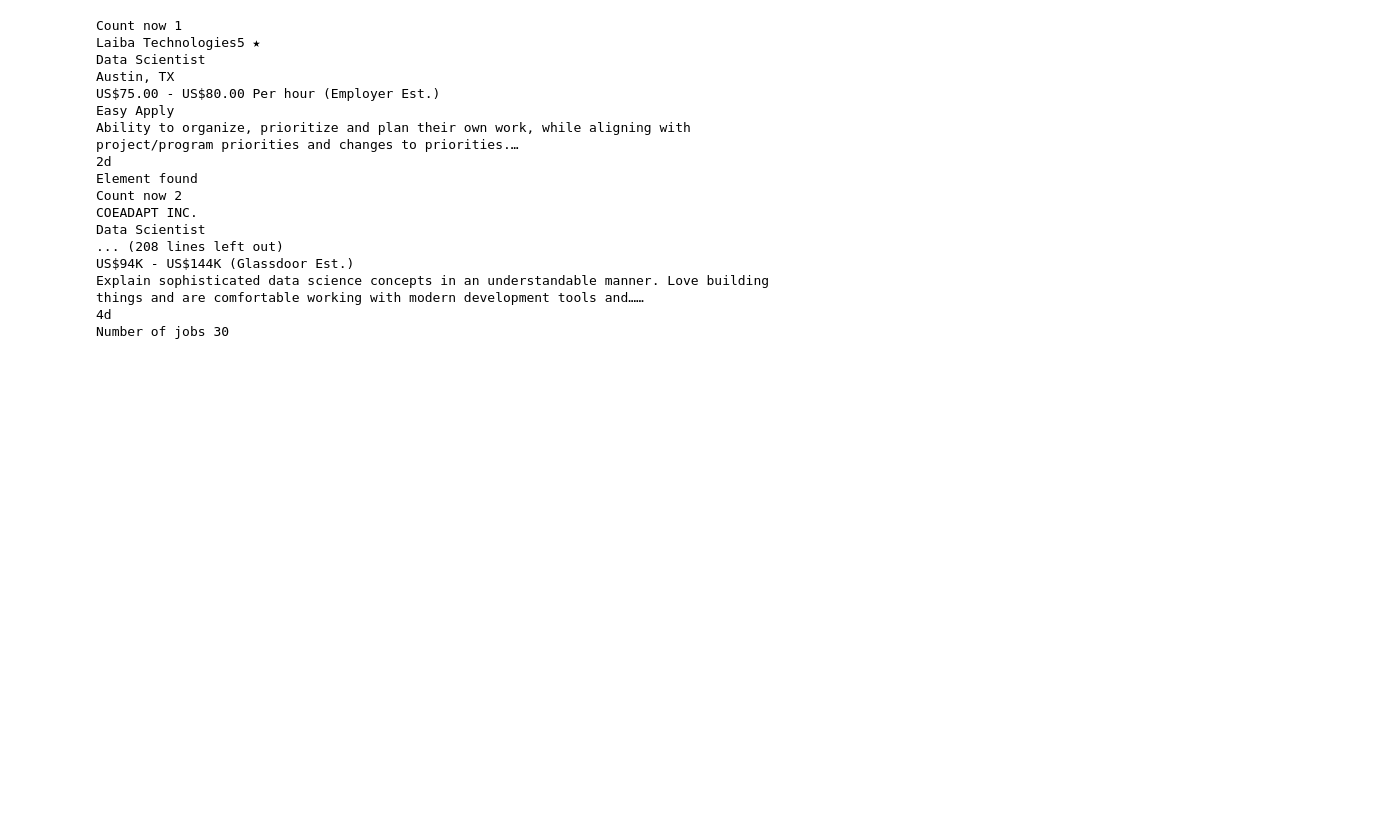
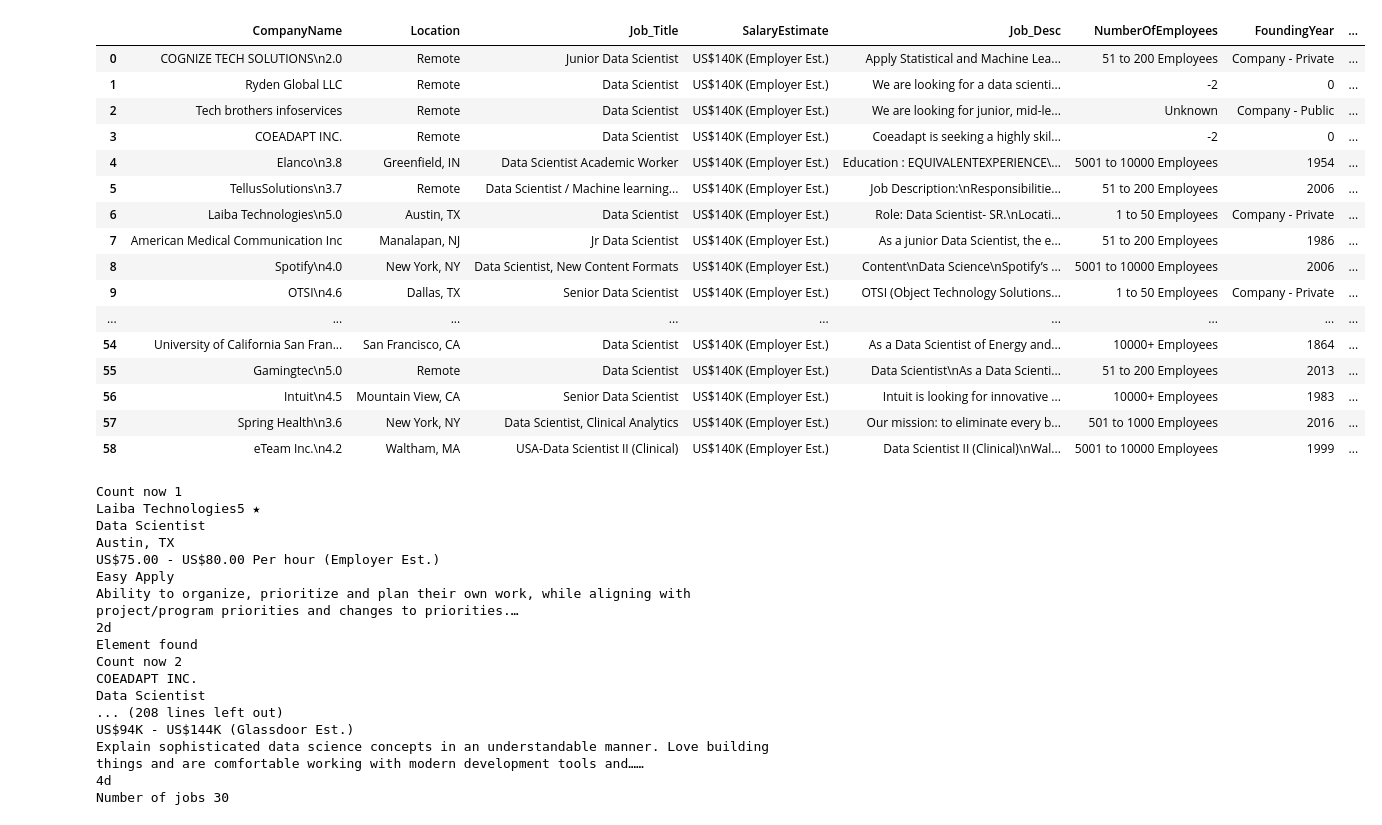
Before and after one commit to mosemb/DSalary, a Jupyter notebook: Dsalaries.ipynb, the cells around one changed output. Cells and saved outputs as stored; diff of their text form; code cells hidden in the pictures; blank space fills up the shorter version.

Commit message:
finished dataframe

```diff
--- a/Dsalaries.ipynb
+++ b/Dsalaries.ipynb
@@ -110,3 +206,23 @@ Count now 28
+# %%
+df
+# %% [output]
+|  | CompanyName | Location | Job_Title | SalaryEstimate | Job_Desc | NumberOfEmployees | FoundingYear | ... |
+| 0 | COGNIZE TECH SOLUTIONS\n2.0 | Remote | Junior Data Scientist | US$140K (Employer Est.) | Apply Statistical and Machine Lea... | 51 to 200 Employees | Company - Private | ... |
+| 1 | Ryden Global LLC | Remote | Data Scientist | US$140K (Employer Est.) | We are looking for a data scienti... | -2 | 0 | ... |
+| 2 | Tech brothers infoservices | Remote | Data Scientist | US$140K (Employer Est.) | We are looking for junior, mid-le... | Unknown | Company - Public | ... |
+| 3 | COEADAPT INC. | Remote | Data Scientist | US$140K (Employer Est.) | Coeadapt is seeking a highly skil... | -2 | 0 | ... |
+| 4 | Elanco\n3.8 | Greenfield, IN | Data Scientist Academic Worker | US$140K (Employer Est.) | Education : EQUIVALENTEXPERIENCE\... | 5001 to 10000 Employees | 1954 | ... |
+| 5 | TellusSolutions\n3.7 | Remote | Data Scientist / Machine learning... | US$140K (Employer Est.) | Job Description:\nResponsibilitie... | 51 to 200 Employees | 2006 | ... |
+| 6 | Laiba Technologies\n5.0 | Austin, TX | Data Scientist | US$140K (Employer Est.) | Role: Data Scientist- SR.\nLocati... | 1 to 50 Employees | Company - Private | ... |
+| 7 | American Medical Communication Inc | Manalapan, NJ | Jr Data Scientist | US$140K (Employer Est.) | As a junior Data Scientist, the e... | 51 to 200 Employees | 1986 | ... |
+| 8 | Spotify\n4.0 | New York, NY | Data Scientist, New Content Formats | US$140K (Employer Est.) | Content\nData Science\nSpotify’s ... | 5001 to 10000 Employees | 2006 | ... |
+| 9 | OTSI\n4.6 | Dallas, TX | Senior Data Scientist | US$140K (Employer Est.) | OTSI (Object Technology Solutions... | 1 to 50 Employees | Company - Private | ... |
+| ... | ... | ... | ... | ... | ... | ... | ... | ... |
+| 54 | University of California San Fran... | San Francisco, CA | Data Scientist | US$140K (Employer Est.) | As a Data Scientist of Energy and... | 10000+ Employees | 1864 | ... |
+| 55 | Gamingtec\n5.0 | Remote | Data Scientist | US$140K (Employer Est.) | Data Scientist\nAs a Data Scienti... | 51 to 200 Employees | 2013 | ... |
+| 56 | Intuit\n4.5 | Mountain View, CA | Senior Data Scientist | US$140K (Employer Est.) | Intuit is looking for innovative ... | 10000+ Employees | 1983 | ... |
+| 57 | Spring Health\n3.6 | New York, NY | Data Scientist, Clinical Analytics | US$140K (Employer Est.) | Our mission: to eliminate every b... | 501 to 1000 Employees | 2016 | ... |
+| 58 | eTeam Inc.\n4.2 | Waltham, MA | USA-Data Scientist II (Clinical) | US$140K (Employer Est.) | Data Scientist II (Clinical)\nWal... | 5001 to 10000 Employees | 1999 | ... |
 # %%
 url = "https://www.glassdoor.sg/Job/united-states-data-scientist-jobs-SRCH_IL.0,13_IN1_KO14,28_IP2.htm?includeNoSalaryJobs=true&pgc=AB4AAYEAHgAAAAAAAAAAAAAAAg%2BF5FwAQwECAQcWB0UlWNNrlR5oDOtrysKXEZUABr7but8rPissFocvozPmKe9sAFaniBpI1dOqlj4Sjzrbsszc%2BhVqRttCEtQAAA%3D%3D"
 #"'https://www.glassdoor.sg/Job/united-states-data-scientist-jobs-SRCH_IL.0,13_IN1_KO14,28.htm'"
```
Also changed, not shown: parts of 2 cells of this notebook.
